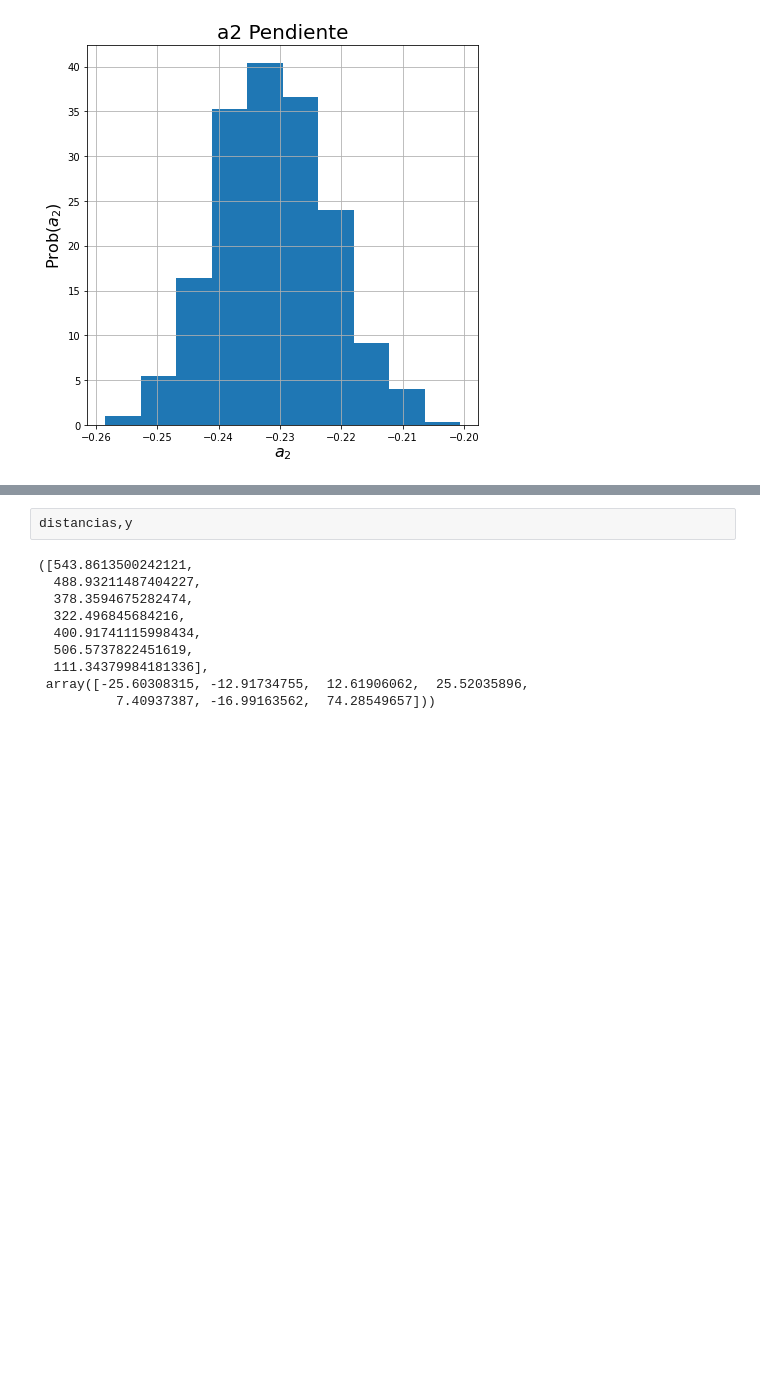
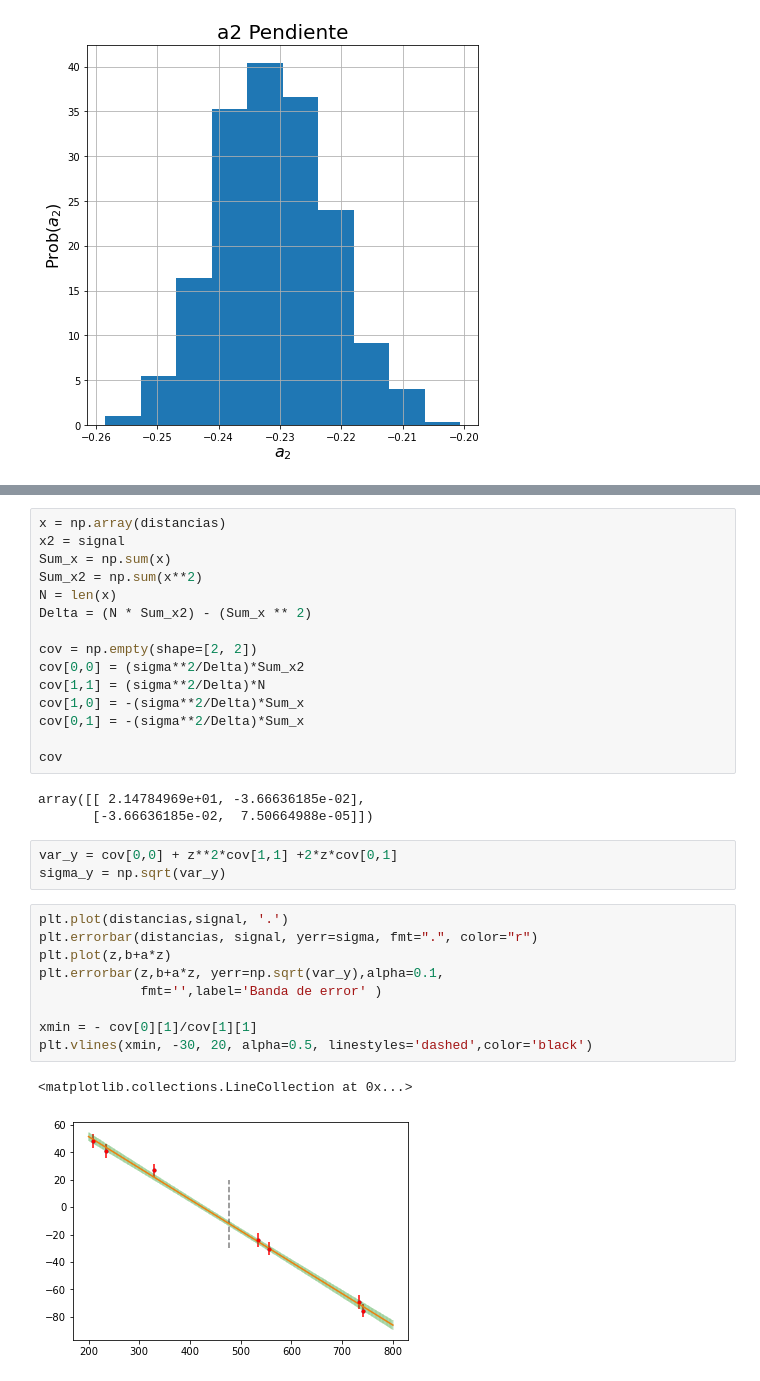
Before and after one commit to alexispacek/lab, a Jupyter notebook: Segundo ejercicio Lab 7.ipynb, the cells around one changed output, grey strips where cells are left out. Drawn from its saved outputs; the diff is of its cells as text; blank space fills up the shorter version.

```diff
--- a/Segundo ejercicio Lab 7.ipynb
+++ b/Segundo ejercicio Lab 7.ipynb
@@ -145,12 +165,33 @@ plt.plot(distancias,y)
-# %%
-distancias,y
-# %% [output]
-([543.8613500242121,
-  488.93211487404227,
-  378.3594675282474,
-  322.496845684216,
-  400.91741115998434,
-  506.5737822451619,
-  111.34379984181336],
- array([-25.60308315, -12.91734755,  12.61906062,  25.52035896,
-          7.40937387, -16.99163562,  74.28549657]))
+# %%
+x = np.array(distancias)
+x2 = signal
+Sum_x = np.sum(x)
+Sum_x2 = np.sum(x**2)
+N = len(x)
+Delta = (N * Sum_x2) - (Sum_x ** 2)
+
+cov = np.empty(shape=[2, 2])
+cov[0,0] = (sigma**2/Delta)*Sum_x2
+cov[1,1] = (sigma**2/Delta)*N
+cov[1,0] = -(sigma**2/Delta)*Sum_x
+cov[0,1] = -(sigma**2/Delta)*Sum_x
+
+cov
+# %% [output]
+array([[ 2.14784969e+01, -3.66636185e-02],
+       [-3.66636185e-02,  7.50664988e-05]])
+# %%
+var_y = cov[0,0] + z**2*cov[1,1] +2*z*cov[0,1]
+sigma_y = np.sqrt(var_y)
+# %%
+plt.plot(distancias,signal, '.')
+plt.errorbar(distancias, signal, yerr=sigma, fmt=".", color="r")
+plt.plot(z,b+a*z)
+plt.errorbar(z,b+a*z, yerr=np.sqrt(var_y),alpha=0.1,
+             fmt='',label='Banda de error' )
+
+xmin = - cov[0][1]/cov[1][1]
+plt.vlines(xmin, -30, 20, alpha=0.5, linestyles='dashed',color='black')
+# %% [output]
+<matplotlib.collections.LineCollection at 0x...>
+[figure, added]
```
Also changed, not shown: parts of 9 cells of this notebook, 1 other file.
